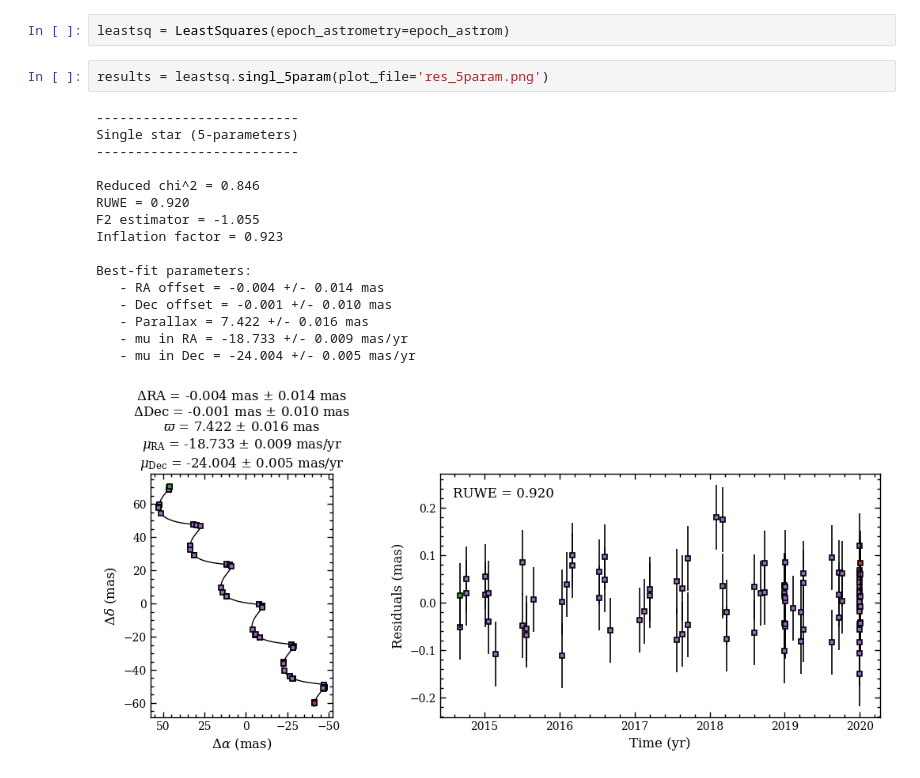
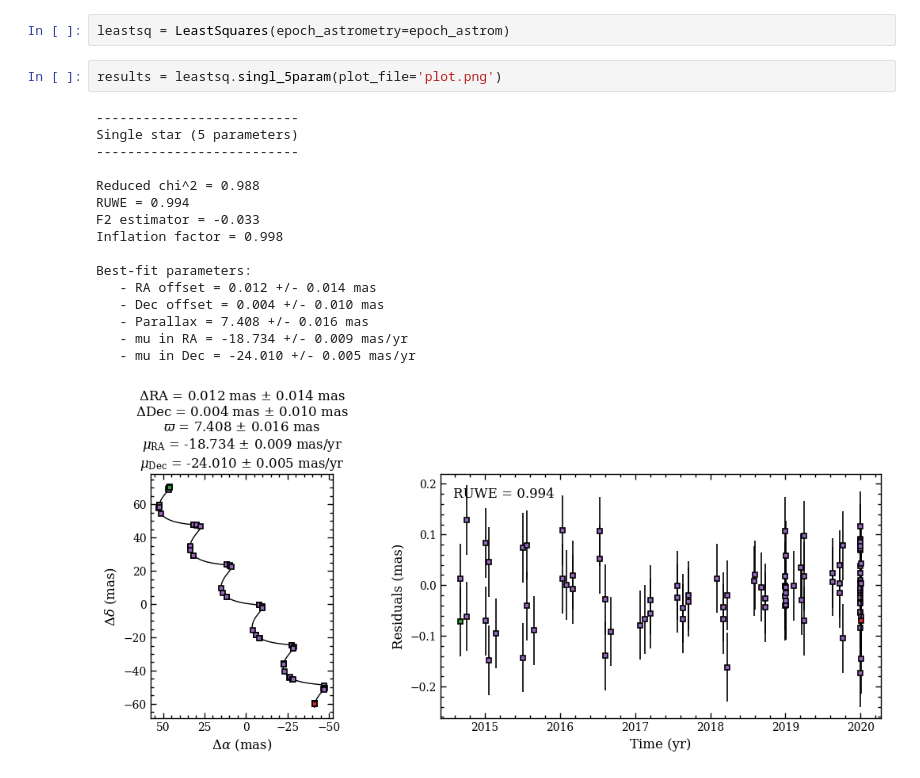
Before and after one commit to tomasstolker/exogaia, a Jupyter notebook: docs/tutorials/single_star.ipynb, the cells around one changed output. Saved outputs shown, nothing was run; the diff lists cells and outputs as text.

```diff
--- a/docs/tutorials/single_star.ipynb
+++ b/docs/tutorials/single_star.ipynb
@@ -77,21 +74,21 @@ Next, we run a 5-parameter least-squares fit to determine the best-fit parameter
 # %%
 leastsq = LeastSquares(epoch_astrometry=epoch_astrom)
 # %%
-results = leastsq.singl_5param(plot_file='res_5param.png')
+results = leastsq.singl_5param(plot_file='plot.png')
 # %% [output]
 --------------------------
-Single star (5-parameters)
+Single star (5 parameters)
 --------------------------
 
-Reduced chi^2 = 0.846
-RUWE = 0.920
-F2 estimator = -1.055
-Inflation factor = 0.923
+Reduced chi^2 = 0.988
+RUWE = 0.994
+F2 estimator = -0.033
+Inflation factor = 0.998
 
 Best-fit parameters:
-   - RA offset = -0.004 +/- 0.014 mas
-   - Dec offset = -0.001 +/- 0.010 mas
-   - Parallax = 7.422 +/- 0.016 mas
-   - mu in RA = -18.733 +/- 0.009 mas/yr
-   - mu in Dec = -24.004 +/- 0.005 mas/yr
+   - RA offset = 0.012 +/- 0.014 mas
+   - Dec offset = 0.004 +/- 0.010 mas
+   - Parallax = 7.408 +/- 0.016 mas
+   - mu in RA = -18.734 +/- 0.009 mas/yr
+   - mu in Dec = -24.010 +/- 0.005 mas/yr
-[figure, old version]
+[figure, new version]
```
Also changed, not shown: parts of 2 cells of this notebook, 13 other files.
